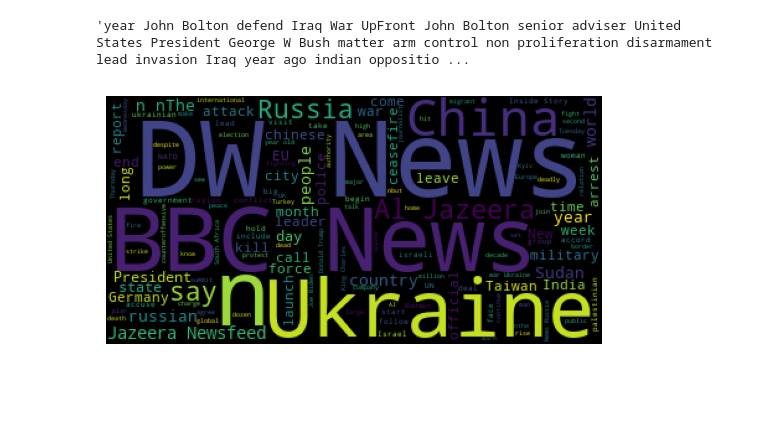
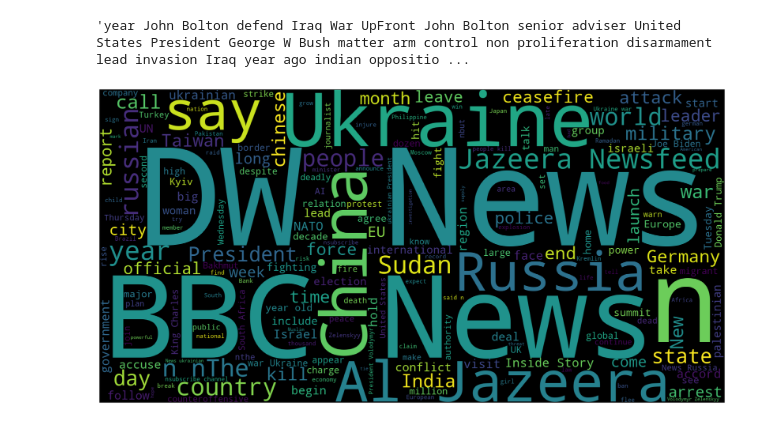
Before and after one commit to PaulKnopf/NLP-Clustering-News-Outlets, a Jupyter notebook: src/generate_word_cloud.ipynb, the cells around one changed output. Saved outputs shown, nothing was run; the diff lists cells and outputs as text; code cells hidden in the pictures; blank space fills up the shorter version.

```diff
--- a/src/generate_word_cloud.ipynb
+++ b/src/generate_word_cloud.ipynb
@@ -58,10 +58,11 @@ lemmatized_sentence
 # %% [output]
 'year John Bolton defend Iraq War UpFront John Bolton senior adviser United States President George W Bush matter arm control non proliferation disarmament lead invasion Iraq year ago indian oppositio ...
 # %%
-wc = WordCloud().generate_from_text(lemmatized_sentence)
+wc = WordCloud(width=1600, height=800).generate_from_text(lemmatized_sentence)
 # %%
+fig, ax = plt.subplots(figsize=(24,12))
 plt.imshow(wc)
 plt.axis('off')
 plt.show()
 # %% [output]
-[figure, old version]
+[figure, new version]
```
Also changed, not shown: 1 other file.
